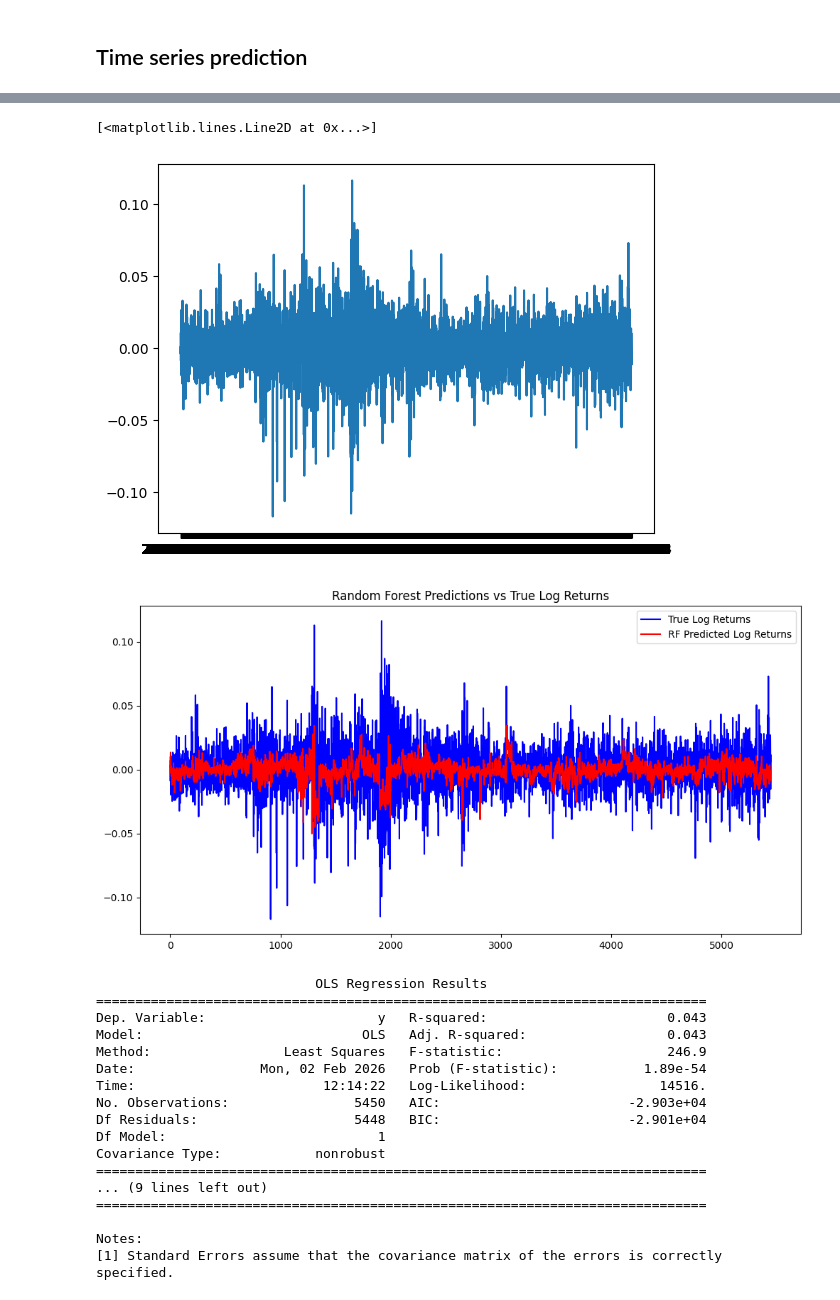
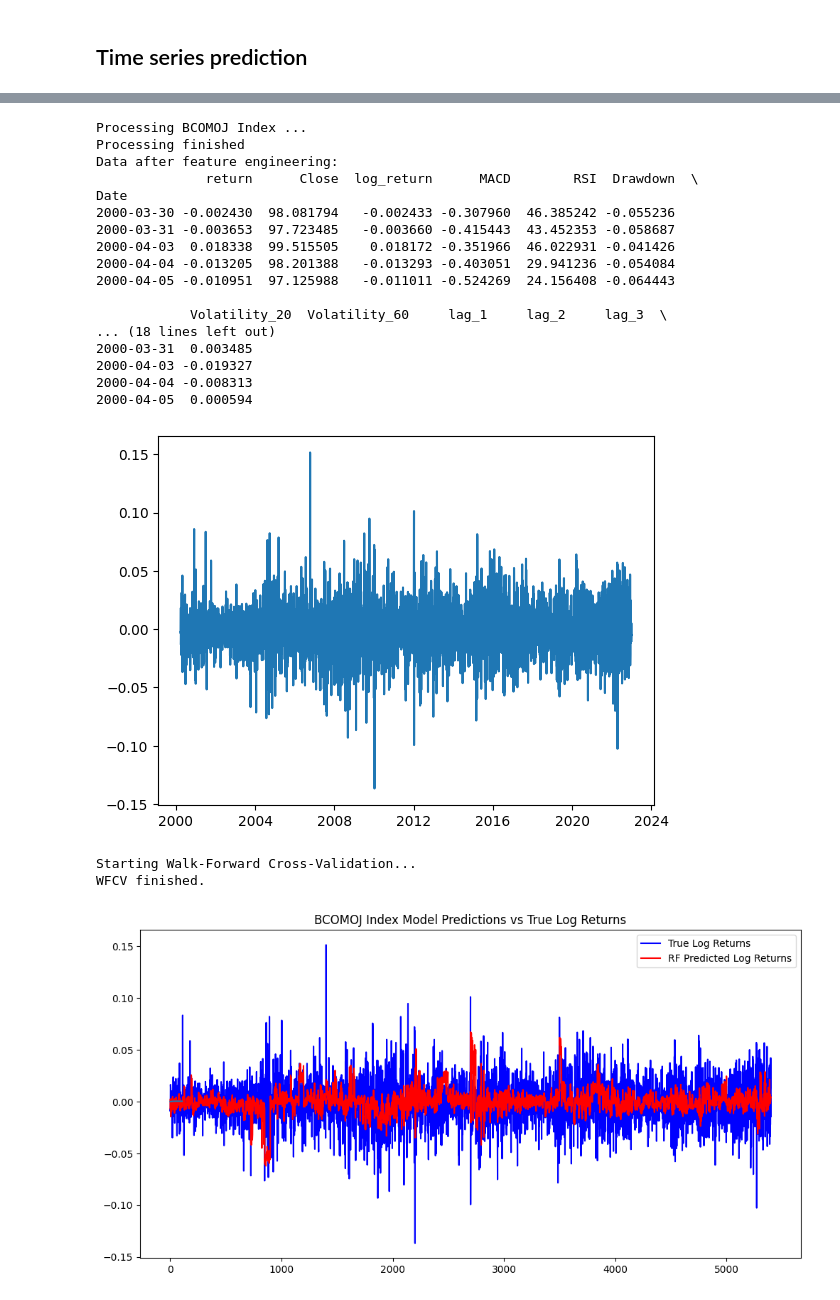
Before and after one commit to dianemans/time-series-pred, a Jupyter notebook: nb_clean_samy.ipynb, the cells around one changed output, grey strips where cells are left out. Cells and saved outputs as stored; diff of their text form; code cells hidden in the pictures.

```diff
--- a/nb_clean_samy.ipynb
+++ b/nb_clean_samy.ipynb
@@ -33,5 +15,0 @@ hu1_comdty.head(), hu1_comdty.shape
-# %%
-plt.plot(hu1_comdty.index, hu1_comdty['log_return'])
-# %% [output]
-[<matplotlib.lines.Line2D at 0x...>]
-[figure, removed]
@@ -55,30 +16,27 @@ rf_pred, rf_truth, rf_mse, rf_r2 = WFCV(X, y, rf)
-# %%
-plt.figure(figsize=(12,6))
-plt.plot(rf_truth, label='True Log Returns', color='blue')
-plt.plot(rf_pred, label='RF Predicted Log Returns', color='red')
-plt.legend()
-plt.title('Random Forest Predictions vs True Log Returns')
-plt.show()
-# %% [output]
-[figure, removed]
-# %%
-reg = sm.OLS(rf_truth, sm.add_constant(rf_pred)).fit()
-print(reg.summary())
-# %% [output]
-                            OLS Regression Results
-==============================================================================
-Dep. Variable:                      y   R-squared:                       0.043
-Model:                            OLS   Adj. R-squared:                  0.043
-Method:                 Least Squares   F-statistic:                     246.9
-Date:                Mon, 02 Feb 2026   Prob (F-statistic):           1.89e-54
-Time:                        12:14:22   Log-Likelihood:                 14516.
-No. Observations:                5450   AIC:                        -2.903e+04
-Df Residuals:                    5448   BIC:                        -2.901e+04
-Df Model:                           1
-Covariance Type:            nonrobust
-==============================================================================
-... (9 lines left out)
-==============================================================================
-
-Notes:
-[1] Standard Errors assume that the covariance matrix of the errors is correctly specified.
+# %%
+model = RandomForestRegressor(n_estimators=100, max_depth=5, random_state=42)
+name = "BCOMOJ Index"
+
+main(name, model)
+# %% [output]
+Processing BCOMOJ Index ...
+Processing finished
+Data after feature engineering:
+              return      Close  log_return      MACD        RSI  Drawdown  \
+Date
+2000-03-30 -0.002430  98.081794   -0.002433 -0.307960  46.385242 -0.055236
+2000-03-31 -0.003653  97.723485   -0.003660 -0.415443  43.452353 -0.058687
+2000-04-03  0.018338  99.515505    0.018172 -0.351966  46.022931 -0.041426
+2000-04-04 -0.013205  98.201388   -0.013293 -0.403051  29.941236 -0.054084
+2000-04-05 -0.010951  97.125988   -0.011011 -0.524269  24.156408 -0.064443
+
+            Volatility_20  Volatility_60     lag_1     lag_2     lag_3  \
+... (18 lines left out)
+2000-03-31  0.003485
+2000-04-03 -0.019327
+2000-04-04 -0.008313
+2000-04-05  0.000594
+[figure, added]
+Starting Walk-Forward Cross-Validation...
+WFCV finished.
+[figure, added]
```
Also changed, not shown: parts of 6 cells of this notebook, 4 other files.
